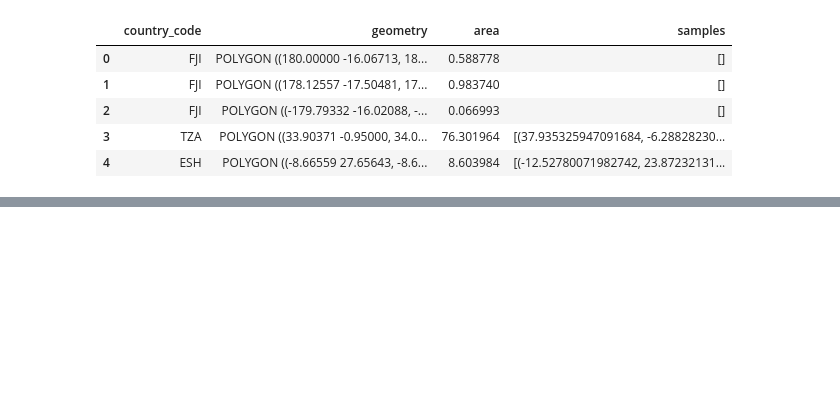
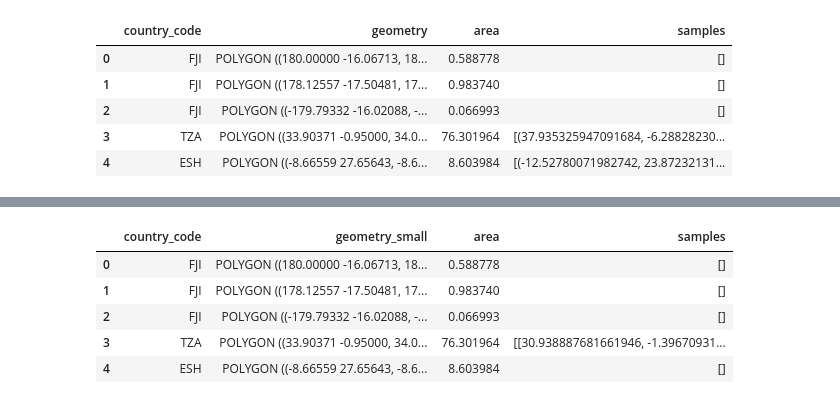
Before and after one commit to sonalthakkarBerkeley/MIDS_Capstone_Summer2020, a Jupyter notebook: Global_Sample_example.ipynb, the cells around one changed output, grey strips where cells are left out. Cells and saved outputs as stored; diff of their text form; code cells hidden in the pictures; blank space fills up the shorter version.

Commit message:
Upload lat/lon samples around the world

```diff
--- a/Global_Sample_example.ipynb
+++ b/Global_Sample_example.ipynb
@@ -33,0 +36,14 @@ sample_map
+# %%
+world_df = pd.read_csv('../data/Global_Samples_Balanced_10.csv', index_col=[0])
+world_df.head()
+world_df['geometry_small'] = world_df['geometry_small'].apply(wkt.loads)
+world_df['samples'] = world_df['samples'].apply(literal_eval)
+world_gdf = geopandas.GeoDataFrame(world_df, geometry='geometry_small')
+world_gdf.head()
+# %% [output]
+|  | country_code | geometry_small | area | samples |
+| 0 | FJI | POLYGON ((180.00000 -16.06713, 18... | 0.588778 | [] |
+| 1 | FJI | POLYGON ((178.12557 -17.50481, 17... | 0.983740 | [] |
+| 2 | FJI | POLYGON ((-179.79332 -16.02088, -... | 0.066993 | [] |
+| 3 | TZA | POLYGON ((33.90371 -0.95000, 34.0... | 76.301964 | [[30.938887681661946, -1.39670931... |
+| 4 | ESH | POLYGON ((-8.66559 27.65643, -8.6... | 8.603984 | [] |
```
Also changed, not shown: parts of 4 cells of this notebook, 3 other files.
